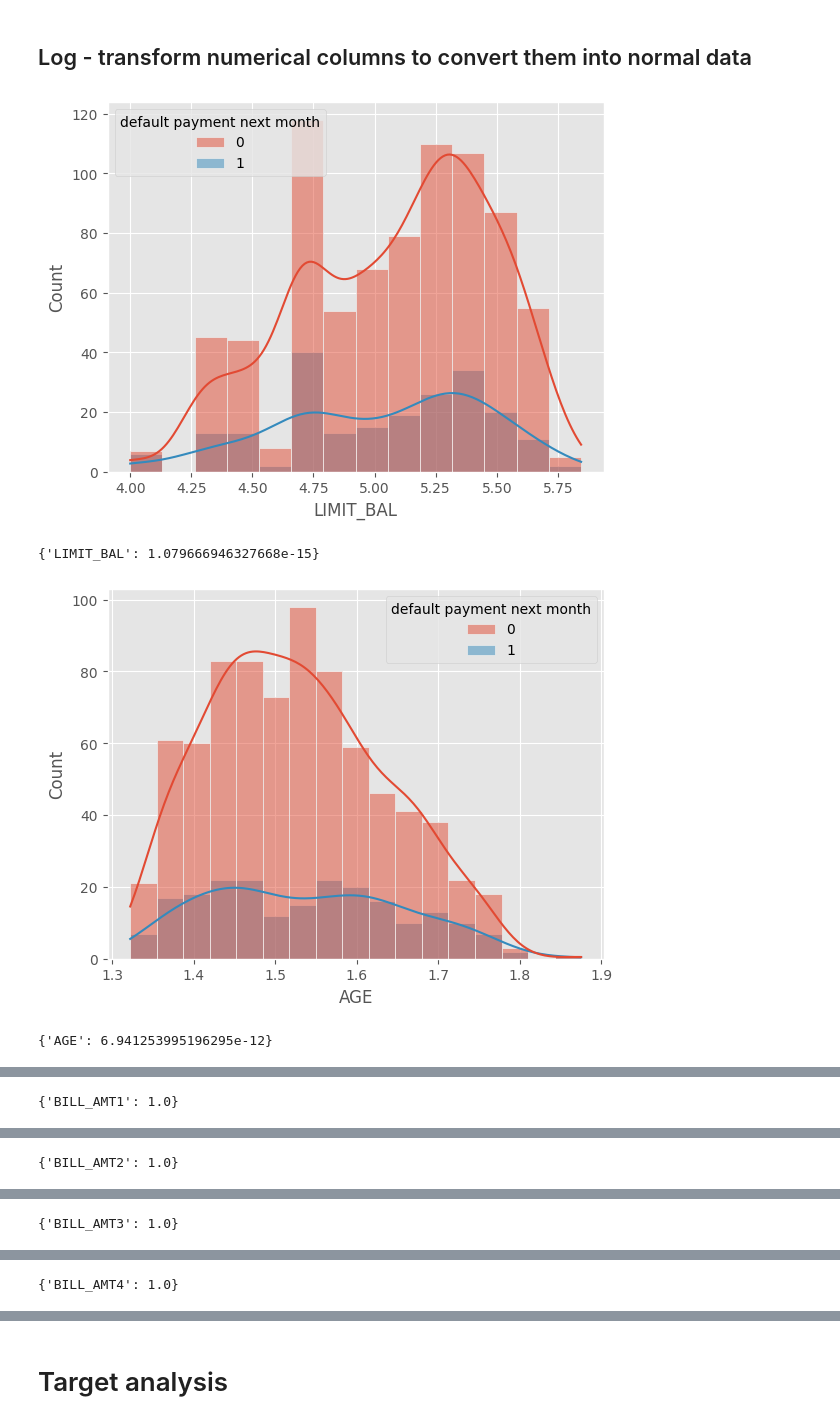
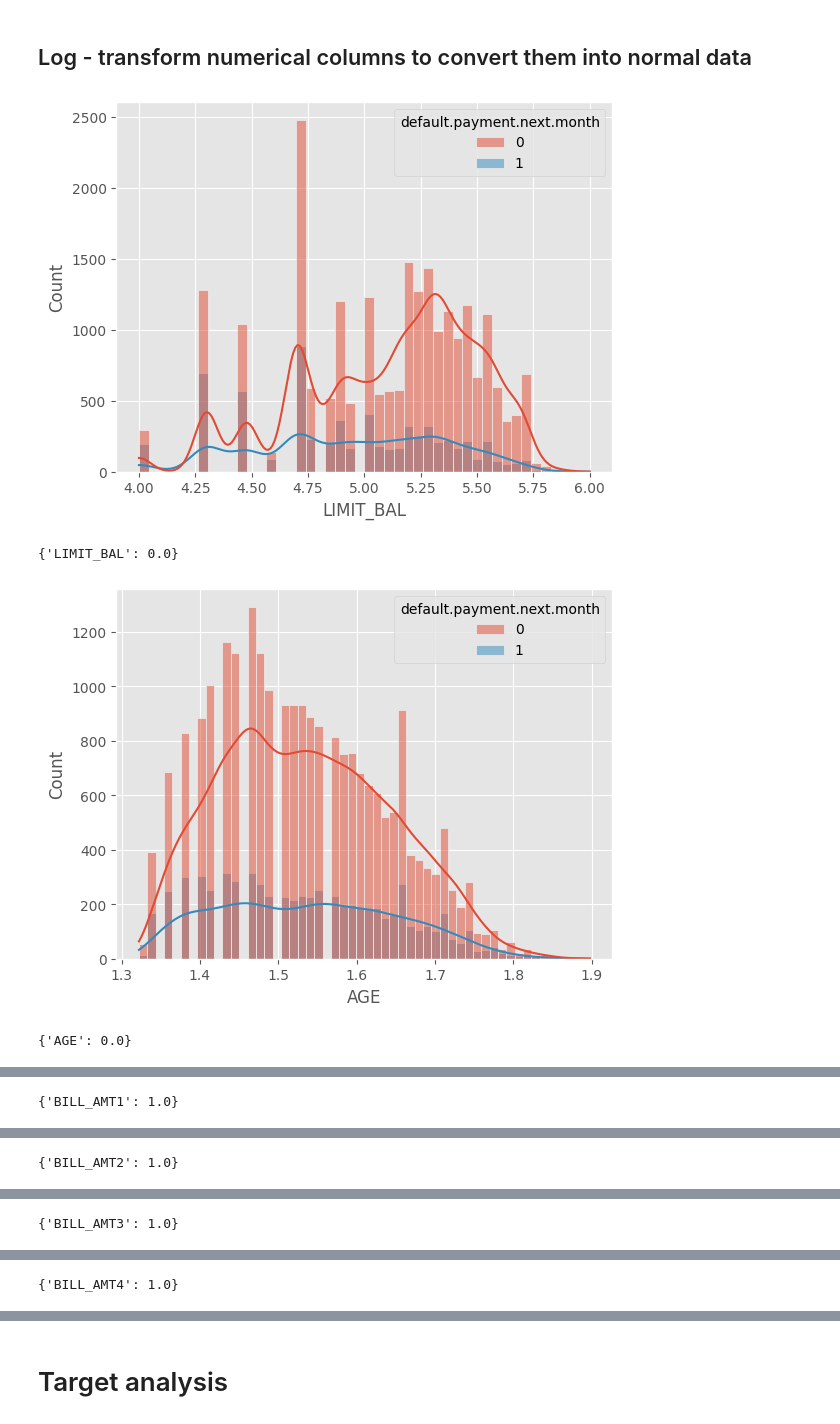
Before and after one commit to Captain-Dawn/CreditCardFraud1, a Jupyter notebook: research/EDA.ipynb, the cells around one changed output, grey strips where cells are left out. Cells and saved outputs as stored; diff of their text form; code cells hidden in the pictures.

```diff
--- a/research/EDA.ipynb
+++ b/research/EDA.ipynb
@@ -12,5 +60,5 @@ plt.style.use("ggplot")
 # %%
-df = pd.read_csv("data/data.csv")
+df = pd.read_csv("data/UCI_Credit_Card.csv")
 # %%
 df.head()
 # %% [output]
@@ -24,3 +74,5 @@ df.head()
+# %%
+df.drop('ID',axis=1,inplace=True)
 # %%
 df.isnull().sum()
 # %% [output]
@@ -110,5 +174,0 @@ for i in categories:
-# %%
-for i in categories:
-    plt.pie(x=df[i].value_counts(),labels=df[i].value_counts().index, autopct='%0.2f%%')
-    plt.title(i.upper())
-    plt.show()
@@ -129,7 +237,0 @@ from scipy.stats import shapiro
-# %%
-for i in df.columns:
-    if i not in categories and i != "default payment next month" :
-        sns.histplot(data=df , x = i , hue= "default payment next month",kde=True )
-        plt.show()
-        _ , p = shapiro(df[i])
-        print({i:p})
@@ -152,14 +313,14 @@ for i in df.columns:
 # %%
 # Data after log transformation
 for i in df.columns:
-    if i not in categories and i != "default payment next month" :
+    if i not in categories and i != "default.payment.next.month" :
         x = np.log10(df[i])
-        sns.histplot(data=df , x = x , hue= "default payment next month",kde=True )
+        sns.histplot(data=df , x = x , hue= "default.payment.next.month",kde=True )
         plt.show()
         _ , p = shapiro(x)
         print({i:p})
 # %% [output]
-[figure, old version]
+[figure, new version]
-{'LIMIT_BAL': 1.079666946327668e-15}
+{'LIMIT_BAL': 0.0}
-[figure, old version]
+[figure, new version]
-{'AGE': 6.941253995196295e-12}
+{'AGE': 0.0}
```
Also changed, not shown: parts of 41 cells of this notebook, 3 other files.
